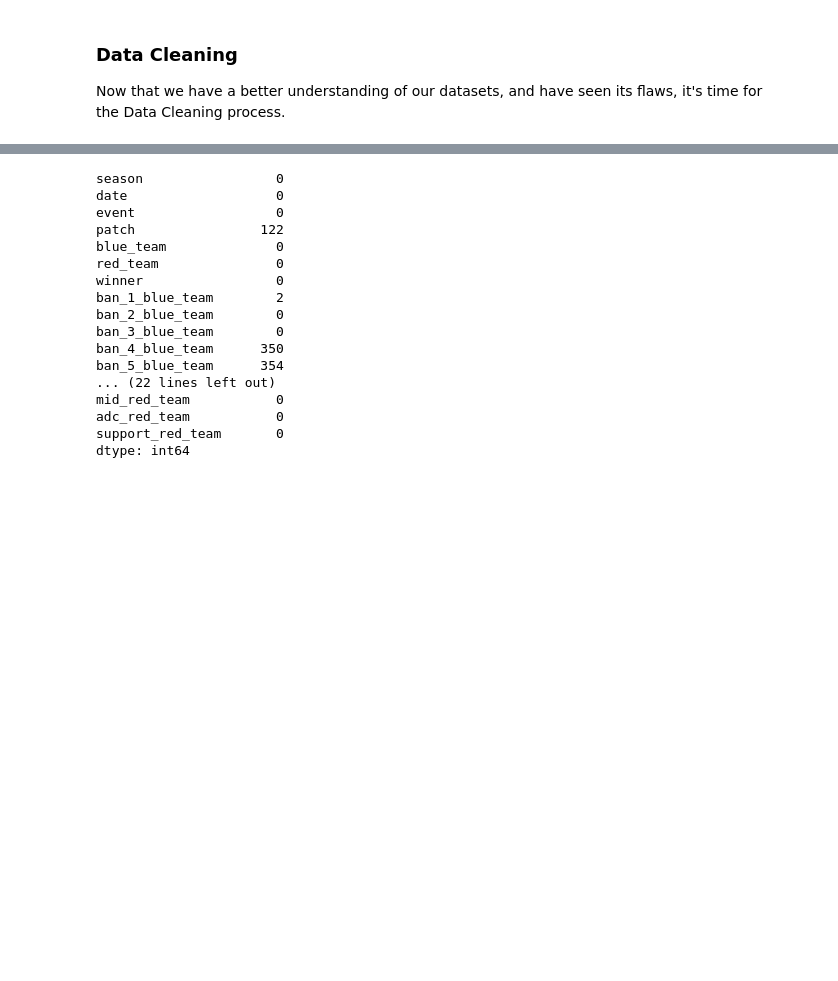
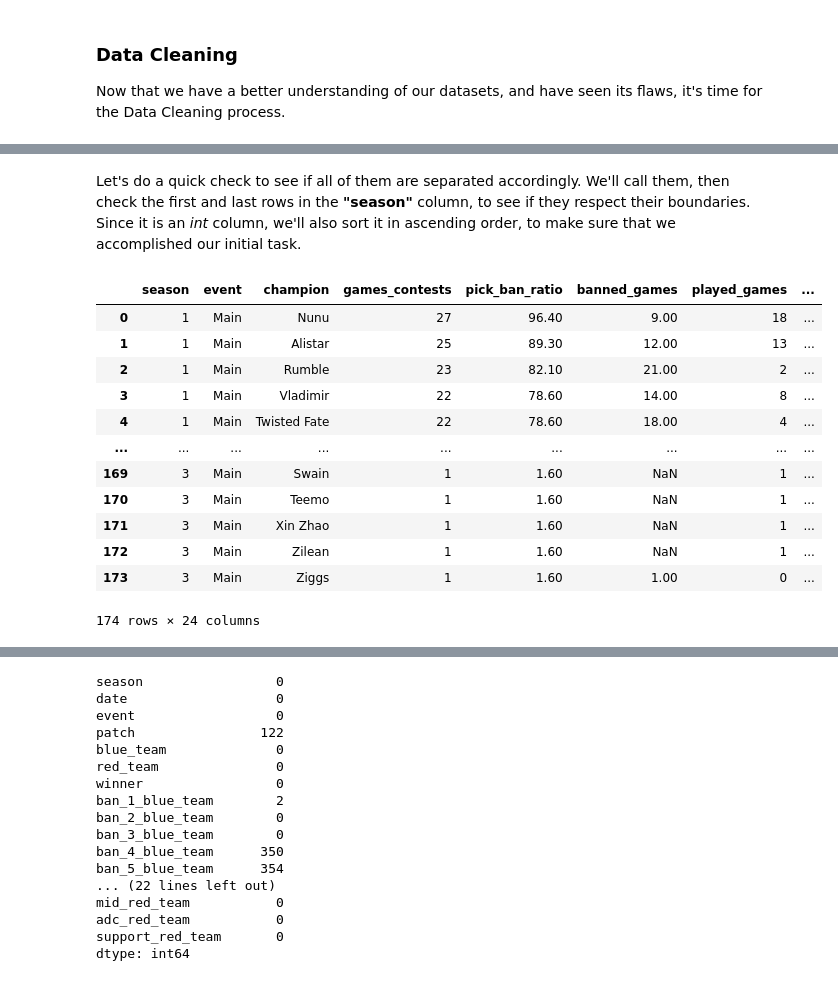
Before and after one commit to Murillo-ES/lol_worlds_project, a Jupyter notebook: notebooks/initial_data_exploration.ipynb, the cells around one changed output, grey strips where cells are left out. Drawn from its saved outputs; the diff is of its cells as text; code cells hidden in the pictures; blank space fills up the shorter version.

```diff
--- a/notebooks/initial_data_exploration.ipynb
+++ b/notebooks/initial_data_exploration.ipynb
@@ -385,0 +419,24 @@ champions_stats[column_list] = champions_stats[column_list].fillna(value=0)
+# %%
+# Splitting the dataset
+
+champions_stats_s1_to_s3 = champions_stats[champions_stats['season'] <= 3].copy() # We make a deep copy, so changes to the original dataset don't affect this one!
+champions_stats_s4_to_s9 = champions_stats[(champions_stats['season'] >= 4) & (champions_stats['season'] <= 9)].copy()
+champions_stats_s10_above = champions_stats[champions_stats['season'] >= 10].copy()
+# %% [markdown]
+Let's do a quick check to see if all of them are separated accordingly. We'll call them, then check the first and last rows in the **"season"** column, to see if they respect their boundaries. Since it is an *int* column, we'll also sort it in ascending order, to make sure that we accomplished our initial task.
+# %%
+champions_stats_s1_to_s3.sort_values(by=['season'])
+# %% [output]
+|  | season | event | champion | games_contests | pick_ban_ratio | banned_games | played_games | ... |
+| 0 | 1 | Main | Nunu | 27 | 96.40 | 9.00 | 18 | ... |
+| 1 | 1 | Main | Alistar | 25 | 89.30 | 12.00 | 13 | ... |
+| 2 | 1 | Main | Rumble | 23 | 82.10 | 21.00 | 2 | ... |
+| 3 | 1 | Main | Vladimir | 22 | 78.60 | 14.00 | 8 | ... |
+| 4 | 1 | Main | Twisted Fate | 22 | 78.60 | 18.00 | 4 | ... |
+| ... | ... | ... | ... | ... | ... | ... | ... | ... |
+| 169 | 3 | Main | Swain | 1 | 1.60 | NaN | 1 | ... |
+| 170 | 3 | Main | Teemo | 1 | 1.60 | NaN | 1 | ... |
+| 171 | 3 | Main | Xin Zhao | 1 | 1.60 | NaN | 1 | ... |
+| 172 | 3 | Main | Zilean | 1 | 1.60 | NaN | 1 | ... |
+| 173 | 3 | Main | Ziggs | 1 | 1.60 | 1.00 | 0 | ... |
+174 rows × 24 columns
```
Also changed, not shown: parts of 40 cells of this notebook, 1 other file.
